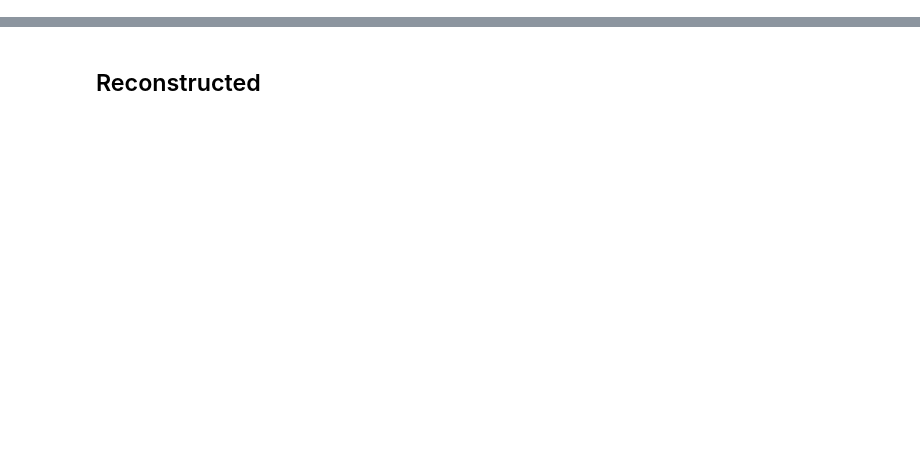
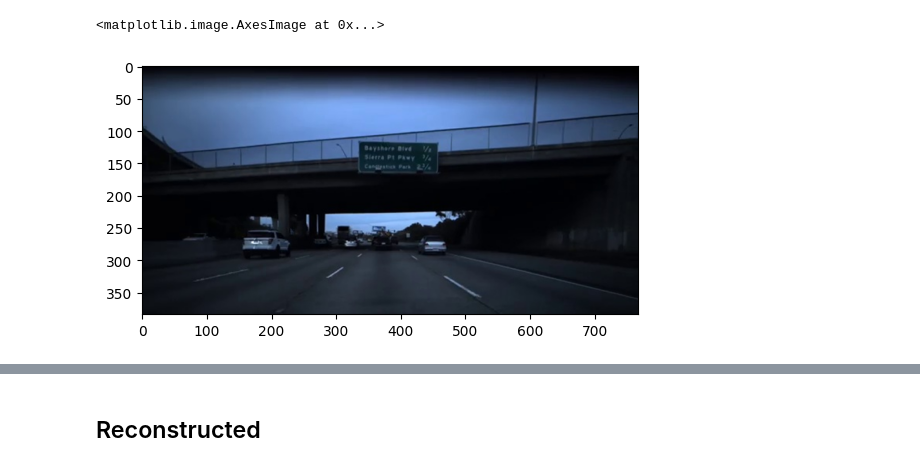
Before and after one commit to 2xic/optimization-playground, a Jupyter notebook: cv/unsupervised_monocular_depth_esimtation/model.ipynb, the cells around one changed output, grey strips where cells are left out. Drawn from its saved outputs; the diff is of its cells as text; code cells hidden in the pictures; blank space fills up the shorter version.

```diff
--- a/cv/unsupervised_monocular_depth_esimtation/model.ipynb
+++ b/cv/unsupervised_monocular_depth_esimtation/model.ipynb
@@ -18,3 +25,10 @@ plt.imshow(
+# %%
+plt.imshow(
+    ToPILImage()((results["second_image"] * 255).type(torch.ByteTensor))
+)
+# %% [output]
+<matplotlib.image.AxesImage at 0x...>
+[figure, added]
 # %%
 model = Model()
 adam = optim.Adam(model.parameters())
```
Also changed, not shown: parts of 16 cells of this notebook, 4 other files.
